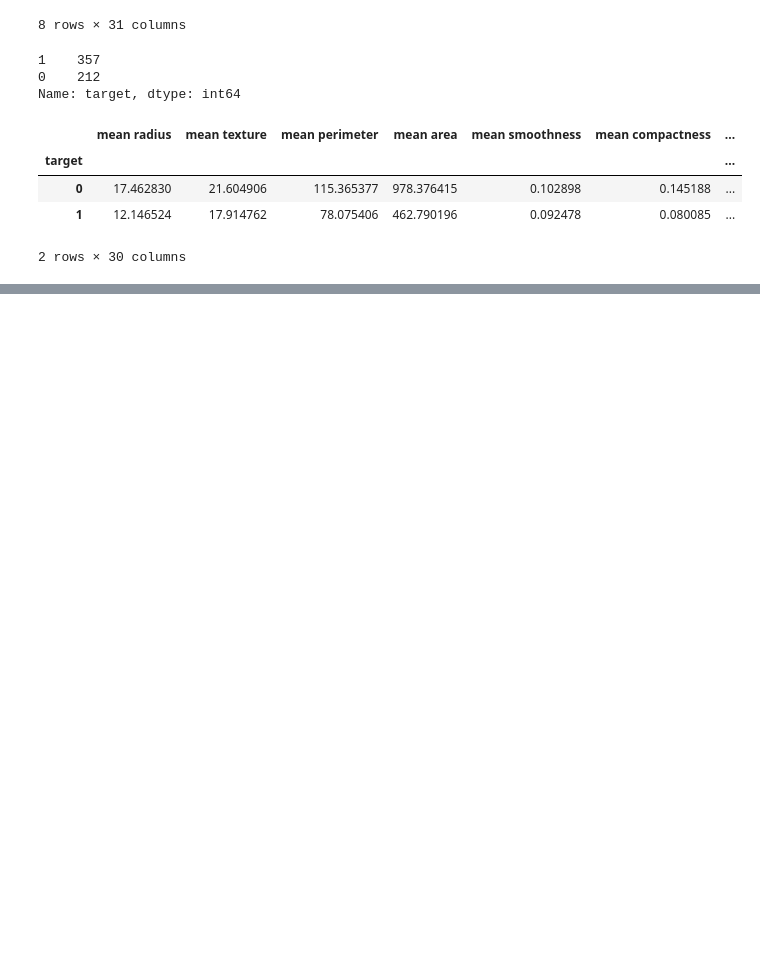
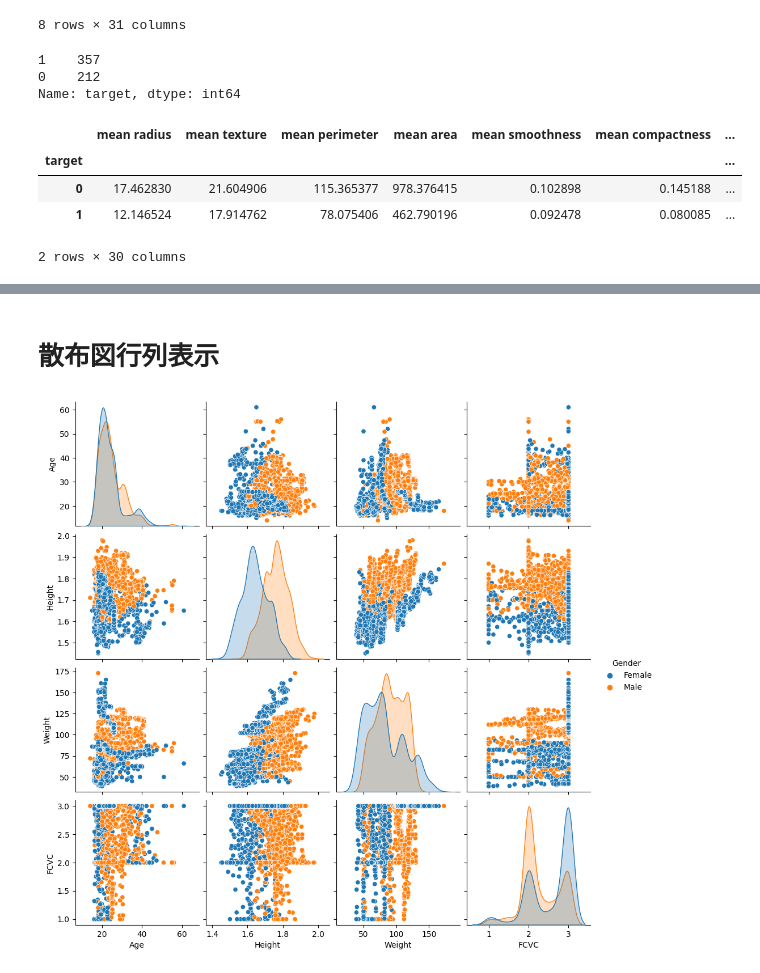
Before and after one commit to yajima-yasutoshi/GoogleColaboratorySetup, a Jupyter notebook: 基礎集計.ipynb, the cells around one changed output, grey strips where cells are left out. Cells and saved outputs as stored; diff of their text form; code cells hidden in the pictures; blank space fills up the shorter version.

```diff
--- a/基礎集計.ipynb
+++ b/基礎集計.ipynb
@@ -72,3 +72,7 @@ breast_cancer_data.groupby('target').mean()
 | 0 | 17.462830 | 21.604906 | 115.365377 | 978.376415 | 0.102898 | 0.145188 | ... |
 | 1 | 12.146524 | 17.914762 | 78.075406 | 462.790196 | 0.092478 | 0.080085 | ... |
 2 rows × 30 columns
+# %%
+import pandas as pd
+data= pd.read_csv('/content/drive/MyDrive/周南公立大学/Python/ObesityDataSet_raw_and_data_sinthetic.csv')
+data.head()
@@ -74,0 +106,13 @@ breast_cancer_data.groupby('target').mean()
+# %% [markdown]
+# 散布図行列表示
+# %%
+from matplotlib import pyplot as plt
+import pandas as pd
+import seaborn as sns
+
+# sns.pairplot( data )
+# sns.pairplot( data.iloc[:,0:7] )
+sns.pairplot( data.iloc[:,0:7], hue='Gender')
+plt.show()
+# %% [output]
+[figure, added]
```
Also changed, not shown: parts of 2 cells of this notebook.
